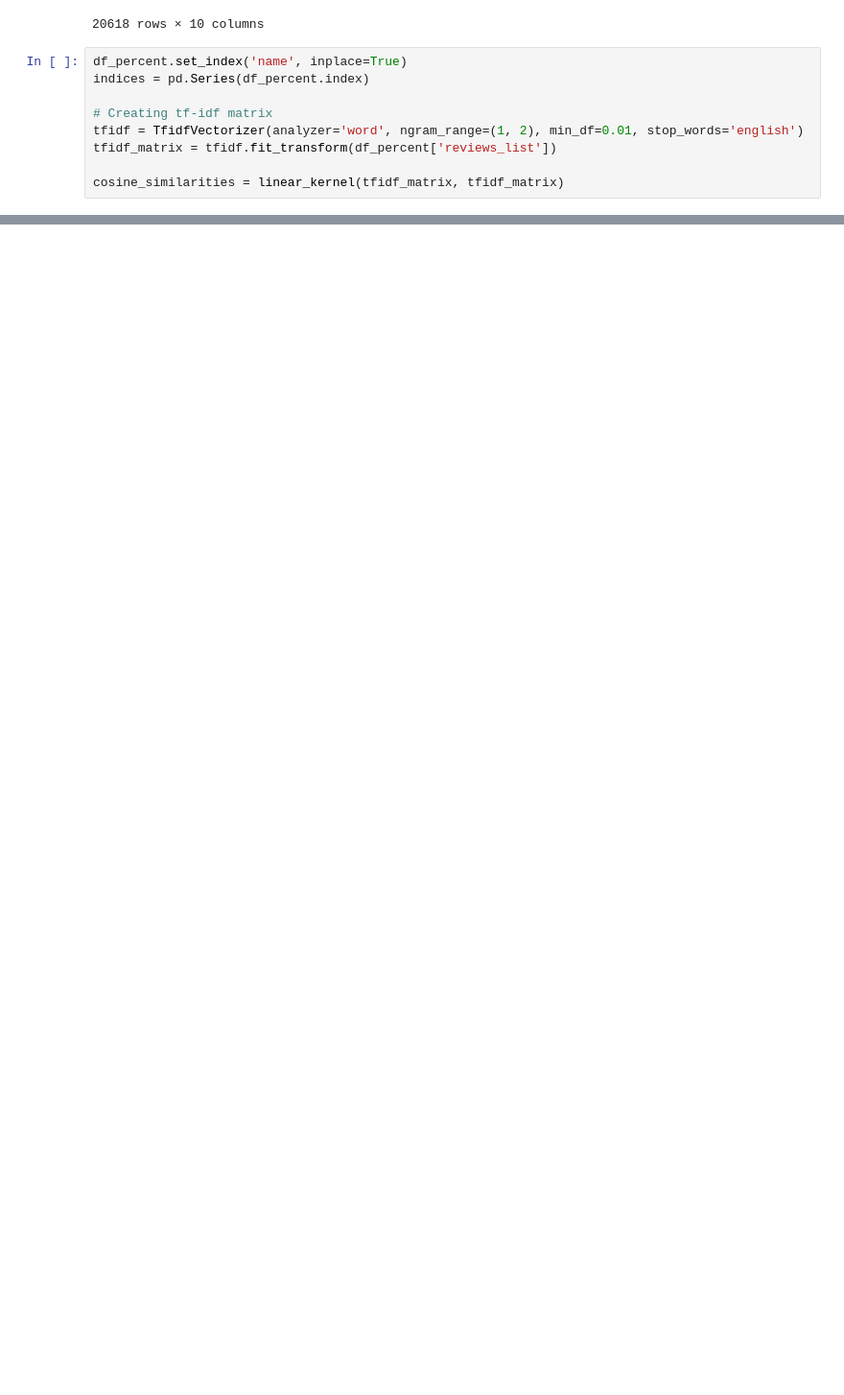
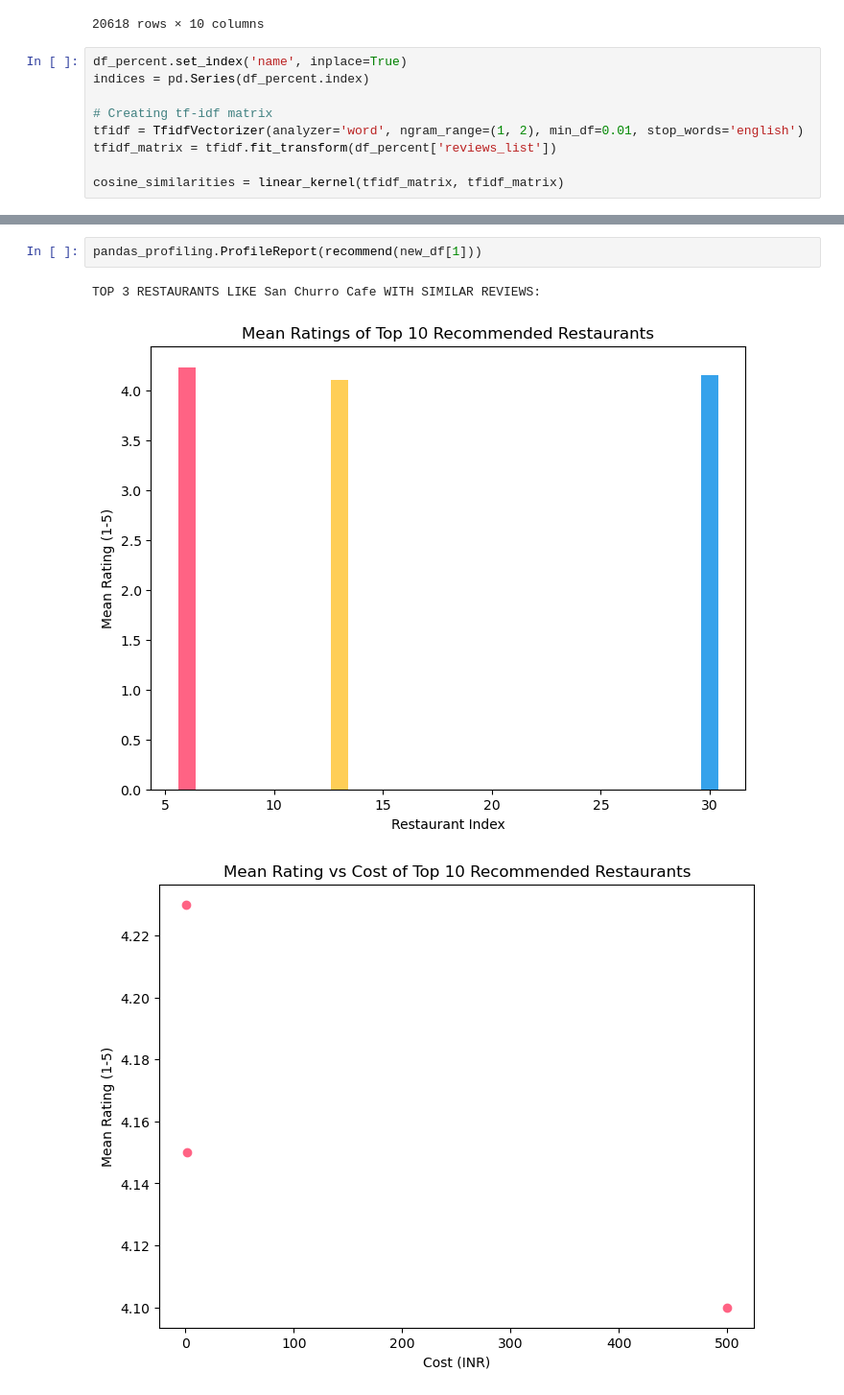
Before and after one commit to AbdullahWB/python, a Jupyter notebook: pythonClassFinalProject/Restaurant Recommendation System Using AI_ML.ipynb, the cells around one changed output, grey strips where cells are left out. Shown at 96% size. Cells and saved outputs as stored; diff of their text form; blank space fills up the shorter version.

```diff
--- a/pythonClassFinalProject/Restaurant Recommendation System Using AI_ML.ipynb
+++ b/pythonClassFinalProject/Restaurant Recommendation System Using AI_ML.ipynb
@@ -399,0 +421,6 @@ TOP 10 RESTAURANTS LIKE Pai Vihar WITH SIMILAR REVIEWS:
+# %%
+pandas_profiling.ProfileReport(recommend(new_df[1]))
+# %% [output]
+TOP 3 RESTAURANTS LIKE San Churro Cafe WITH SIMILAR REVIEWS:
+[figure, added]
+[figure, added]
```
Also changed, not shown: parts of 10 cells of this notebook, 4 other files.
